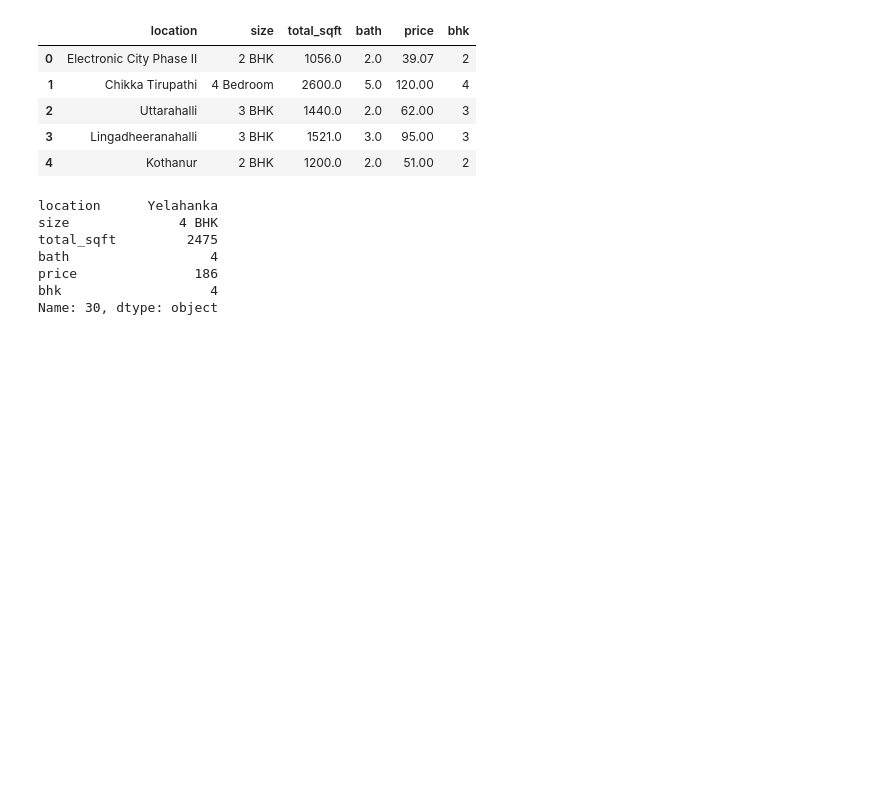
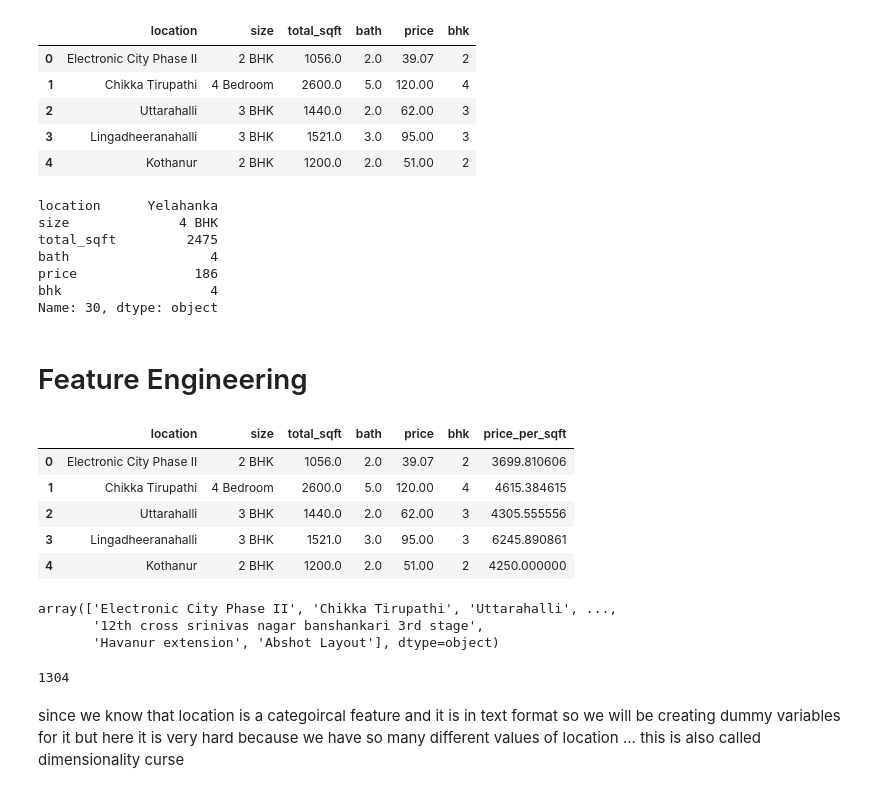
Before and after one commit to eddy1006/Real_Estate, a Jupyter notebook: bengaluru_price_prediction.ipynb, the cells around one changed output. Saved outputs shown, nothing was run; the diff lists cells and outputs as text; code cells hidden in the pictures; blank space fills up the shorter version.

Commit message:
feature engineering

```diff
--- a/Untitled.ipynb
+++ b/bengaluru_price_prediction.ipynb
@@ -200,3 +202,28 @@ bath                  4
 price               186
 bhk                   4
 Name: 30, dtype: object
+# %% [markdown]
+# Feature Engineering
+# %%
+df5 = df4.copy()
+df5['price_per_sqft'] = df5['price']*100000/df5['total_sqft'] #multiplied by 100000 because our prices are in lakhs
+df5.head()
+# %% [output]
+|  | location | size | total_sqft | bath | price | bhk | price_per_sqft |
+| 0 | Electronic City Phase II | 2 BHK | 1056.0 | 2.0 | 39.07 | 2 | 3699.810606 |
+| 1 | Chikka Tirupathi | 4 Bedroom | 2600.0 | 5.0 | 120.00 | 4 | 4615.384615 |
+| 2 | Uttarahalli | 3 BHK | 1440.0 | 2.0 | 62.00 | 3 | 4305.555556 |
+| 3 | Lingadheeranahalli | 3 BHK | 1521.0 | 3.0 | 95.00 | 3 | 6245.890861 |
+| 4 | Kothanur | 2 BHK | 1200.0 | 2.0 | 51.00 | 2 | 4250.000000 |
+# %%
+df5.location.unique()
+# %% [output]
+array(['Electronic City Phase II', 'Chikka Tirupathi', 'Uttarahalli', ...,
+       '12th cross srinivas nagar banshankari 3rd stage',
+       'Havanur extension', 'Abshot Layout'], dtype=object)
+# %%
+len(df5.location.unique())
+# %% [output]
+1304
+# %% [markdown]
+since we know that location is a categoircal feature and it is in text format so we will be creating dummy variables for it but here it is very hard because we have so many different values of location ... this is also called dimensionality curse
```
Also changed, not shown: parts of 10 cells of this notebook.
